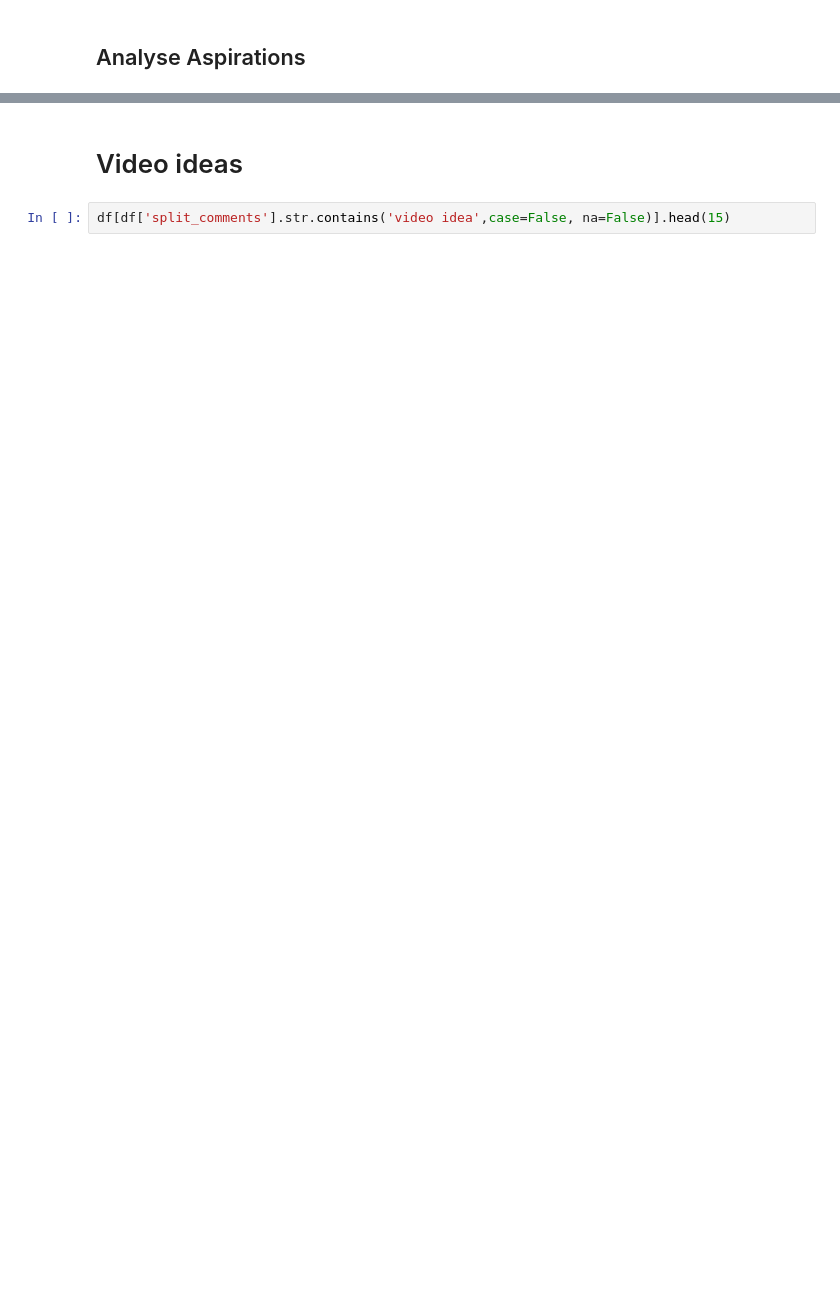
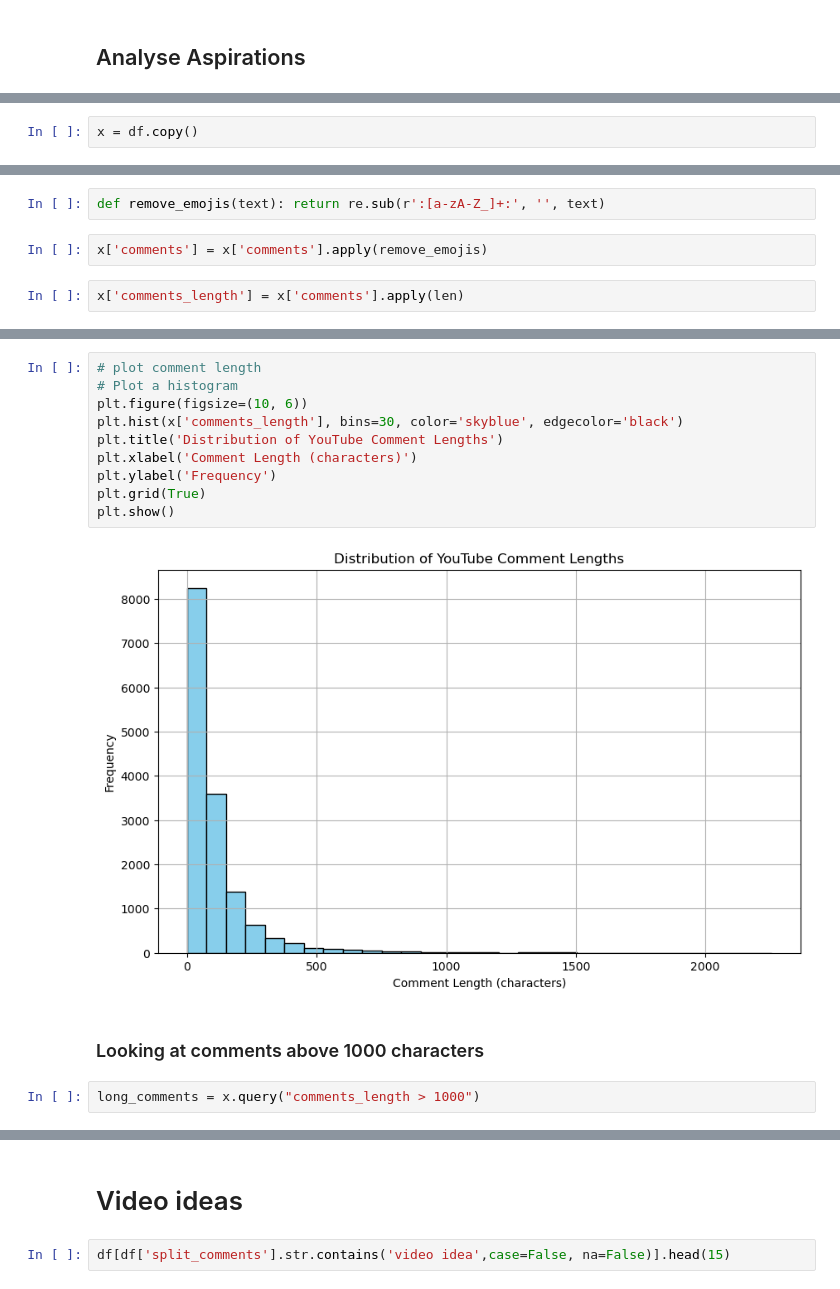
Before and after one commit to SiddhantG11/YouTube_Analysis, a Jupyter notebook: analysis.ipynb, the cells around one changed output, grey strips where cells are left out. Cells and saved outputs as stored; diff of their text form; blank space fills up the shorter version.

Commit message:
added new variable for comment length and removed exploratory cells

```diff
--- a/analysis.ipynb
+++ b/analysis.ipynb
@@ -335,0 +352,2 @@ aspirations.head(25)
+# %%
+x = df.copy()
@@ -335,0 +371,6 @@ aspirations.head(25)
+# %%
+def remove_emojis(text): return re.sub(r':[a-zA-Z_]+:', '', text)
+# %%
+x['comments'] = x['comments'].apply(remove_emojis)
+# %%
+x['comments_length'] = x['comments'].apply(len)
@@ -335,0 +393,16 @@ aspirations.head(25)
+# %%
+# plot comment length
+# Plot a histogram
+plt.figure(figsize=(10, 6))
+plt.hist(x['comments_length'], bins=30, color='skyblue', edgecolor='black')
+plt.title('Distribution of YouTube Comment Lengths')
+plt.xlabel('Comment Length (characters)')
+plt.ylabel('Frequency')
+plt.grid(True)
+plt.show()
+# %% [output]
+[figure, added]
+# %% [markdown]
+### Looking at comments above 1000 characters
+# %%
+long_comments = x.query("comments_length > 1000")
```
Also changed, not shown: parts of 23 cells of this notebook.
